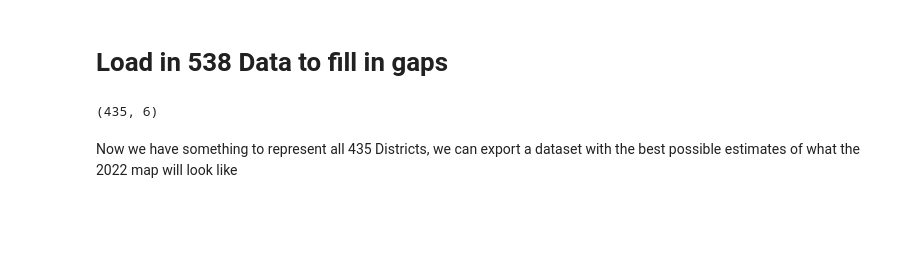
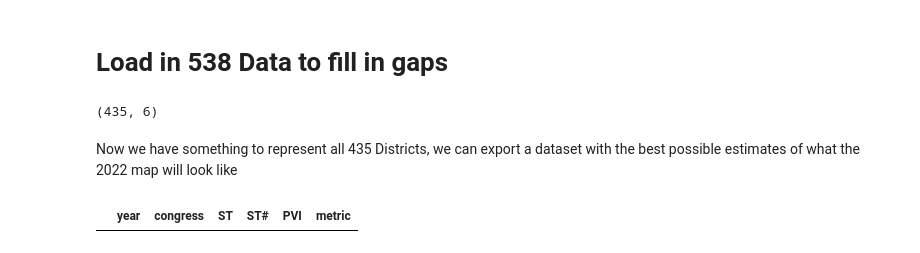
Before and after one commit to xadomatis/redistricting_project, a Jupyter notebook: cleaning/cleaning_118.ipynb, the cells around one changed output. Saved outputs shown, nothing was run; the diff lists cells and outputs as text; code cells hidden in the pictures; blank space fills up the shorter version.

```diff
--- a/cleaning/cleaning_118.ipynb
+++ b/cleaning/cleaning_118.ipynb
@@ -75,3 +107,7 @@ pvi_118.shape
 Now we have something to represent all 435 Districts, we can export a dataset with the best possible estimates of what the 2022 map will look like
 # %%
 pvi_118.to_csv("/Users/xavier/Desktop/DSPP/solo_projects/redistricting_project/clean_data/full_districts/data_118.csv",index=False)
+# %%
+pvi_118[pvi_118["metric"].isna()]
+# %% [output]
+|  | year | congress | ST | ST# | PVI | metric |
```
Also changed, not shown: parts of 3 cells of this notebook, 22 other files.
